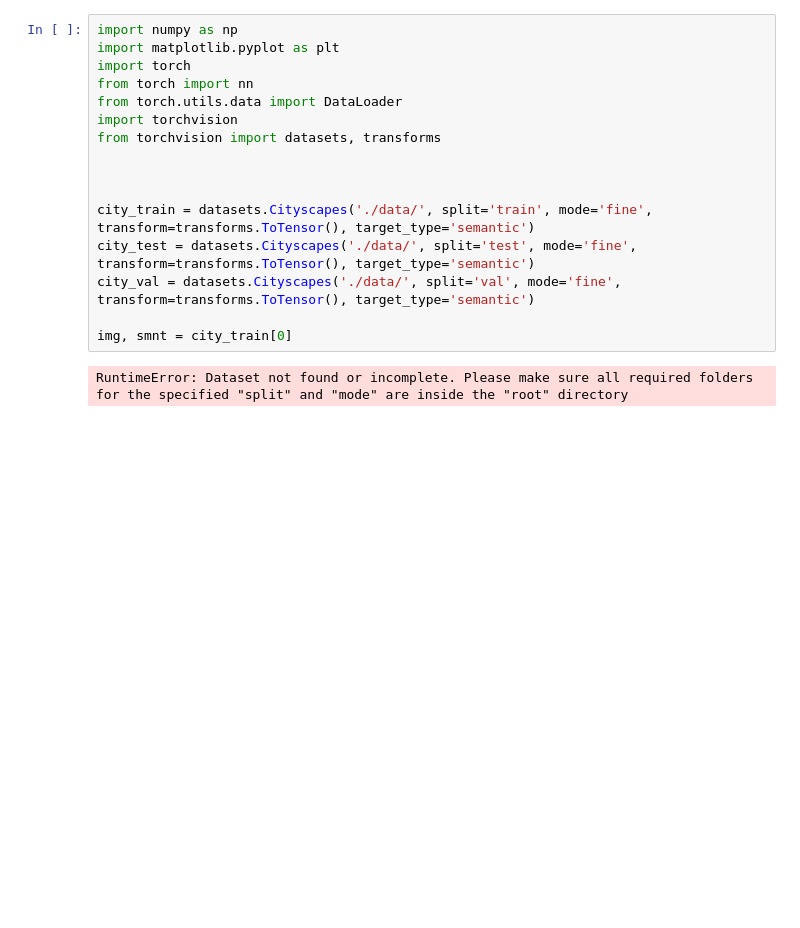
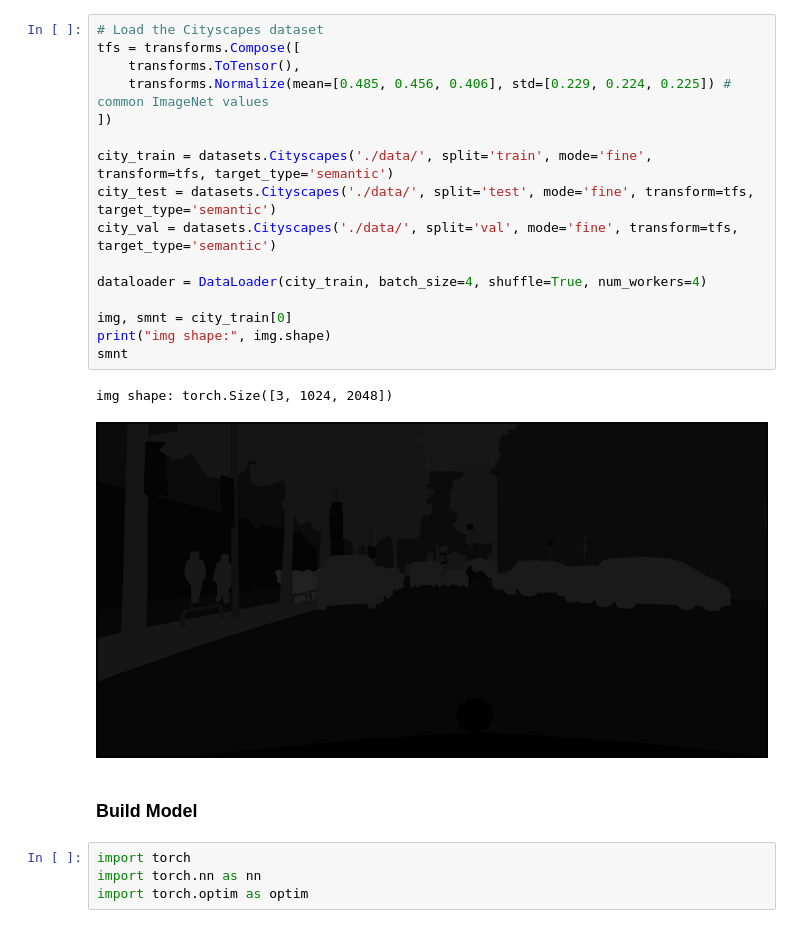
Before and after one commit to fzyang1227/deconv-nn, a Jupyter notebook: nn.ipynb, the cells around one changed output. Drawn from its saved outputs; the diff is of its cells as text; blank space fills up the shorter version.

```diff
--- a/nn.ipynb
+++ b/nn.ipynb
@@ -1,18 +13,25 @@
 # %%
-import numpy as np
-import matplotlib.pyplot as plt
-import torch
-from torch import nn
-from torch.utils.data import DataLoader
-import torchvision
-from torchvision import datasets, transforms
+# Load the Cityscapes dataset
+tfs = transforms.Compose([
+    transforms.ToTensor(),
+    transforms.Normalize(mean=[0.485, 0.456, 0.406], std=[0.229, 0.224, 0.225]) # common ImageNet values
+])
 
+city_train = datasets.Cityscapes('./data/', split='train', mode='fine', transform=tfs, target_type='semantic')
+city_test = datasets.Cityscapes('./data/', split='test', mode='fine', transform=tfs, target_type='semantic')
+city_val = datasets.Cityscapes('./data/', split='val', mode='fine', transform=tfs, target_type='semantic')
 
-
-city_train = datasets.Cityscapes('./data/', split='train', mode='fine', transform=transforms.ToTensor(), target_type='semantic')
-city_test = datasets.Cityscapes('./data/', split='test', mode='fine', transform=transforms.ToTensor(), target_type='semantic')
-city_val = datasets.Cityscapes('./data/', split='val', mode='fine', transform=transforms.ToTensor(), target_type='semantic')
+dataloader = DataLoader(city_train, batch_size=4, shuffle=True, num_workers=4)
 
 img, smnt = city_train[0]
+print("img shape:", img.shape)
+smnt
 # %% [output]
-RuntimeError: Dataset not found or incomplete. Please make sure all required folders for the specified "split" and "mode" are inside the "root" directory
+img shape: torch.Size([3, 1024, 2048])
+[figure, added]
+# %% [markdown]
+### Build Model
+# %%
+import torch
+import torch.nn as nn
+import torch.optim as optim
```
Also changed, not shown: parts of 5 cells of this notebook, 2 other files.
